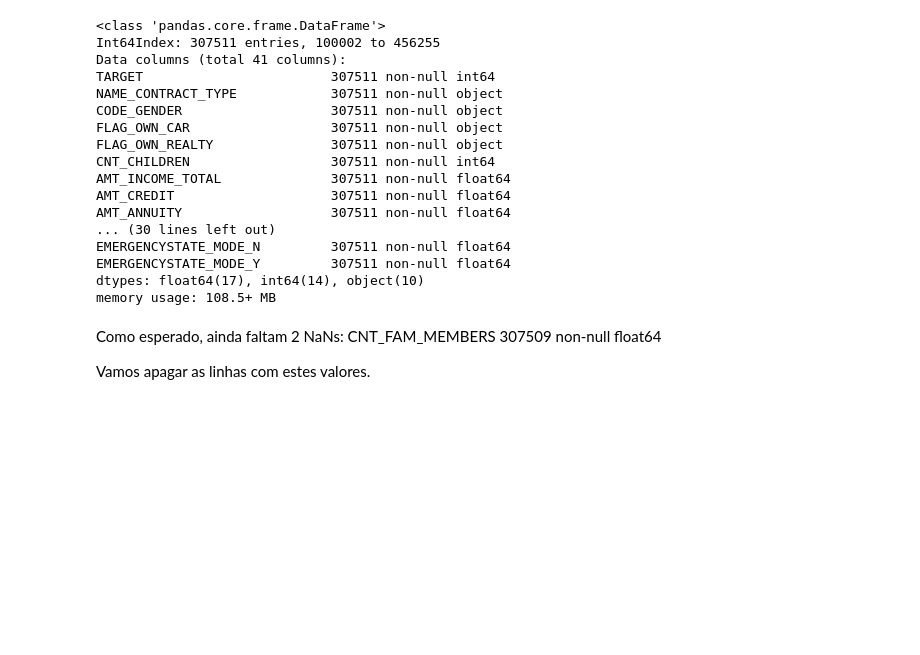
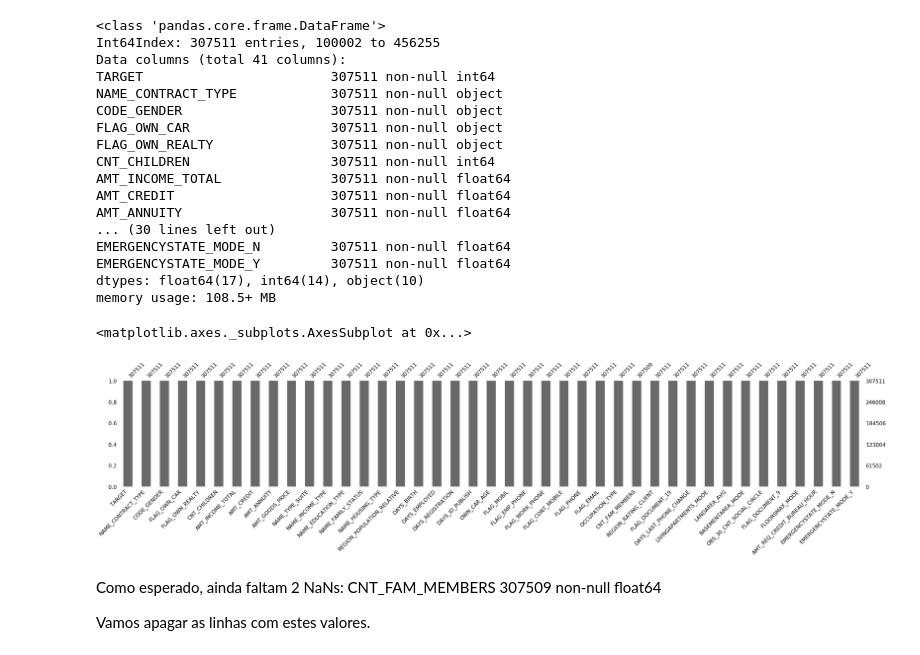
Before and after one commit to ricardoslee/Trabalhos, a Jupyter notebook: AIA/Trabalho1.ipynb, the cells around one changed output. Drawn from its saved outputs; the diff is of its cells as text; code cells hidden in the pictures; blank space fills up the shorter version.

```diff
--- a/AIA/Trabalho1.ipynb
+++ b/AIA/Trabalho1.ipynb
@@ -523,6 +528,11 @@ EMERGENCYSTATE_MODE_N         307511 non-null float64
 EMERGENCYSTATE_MODE_Y         307511 non-null float64
 dtypes: float64(17), int64(14), object(10)
 memory usage: 108.5+ MB
+# %%
+mn.bar(df40,figsize=(41,6))
+# %% [output]
+<matplotlib.axes._subplots.AxesSubplot at 0x...>
+[figure, added]
 # %% [markdown]
 Como esperado, ainda faltam 2 NaNs:
     CNT_FAM_MEMBERS               307509 non-null float64
```
Also changed, not shown: parts of 11 cells of this notebook.
